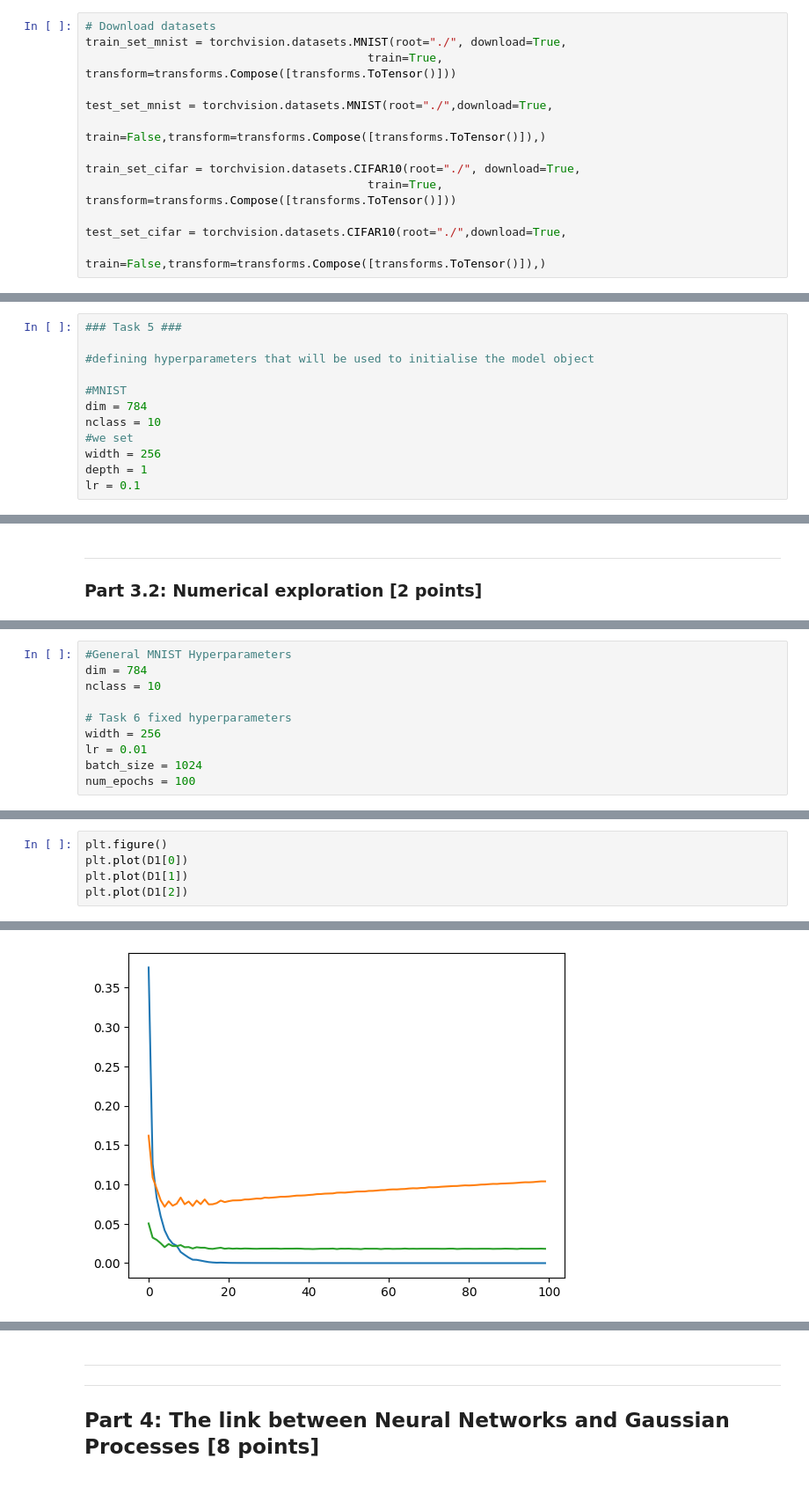
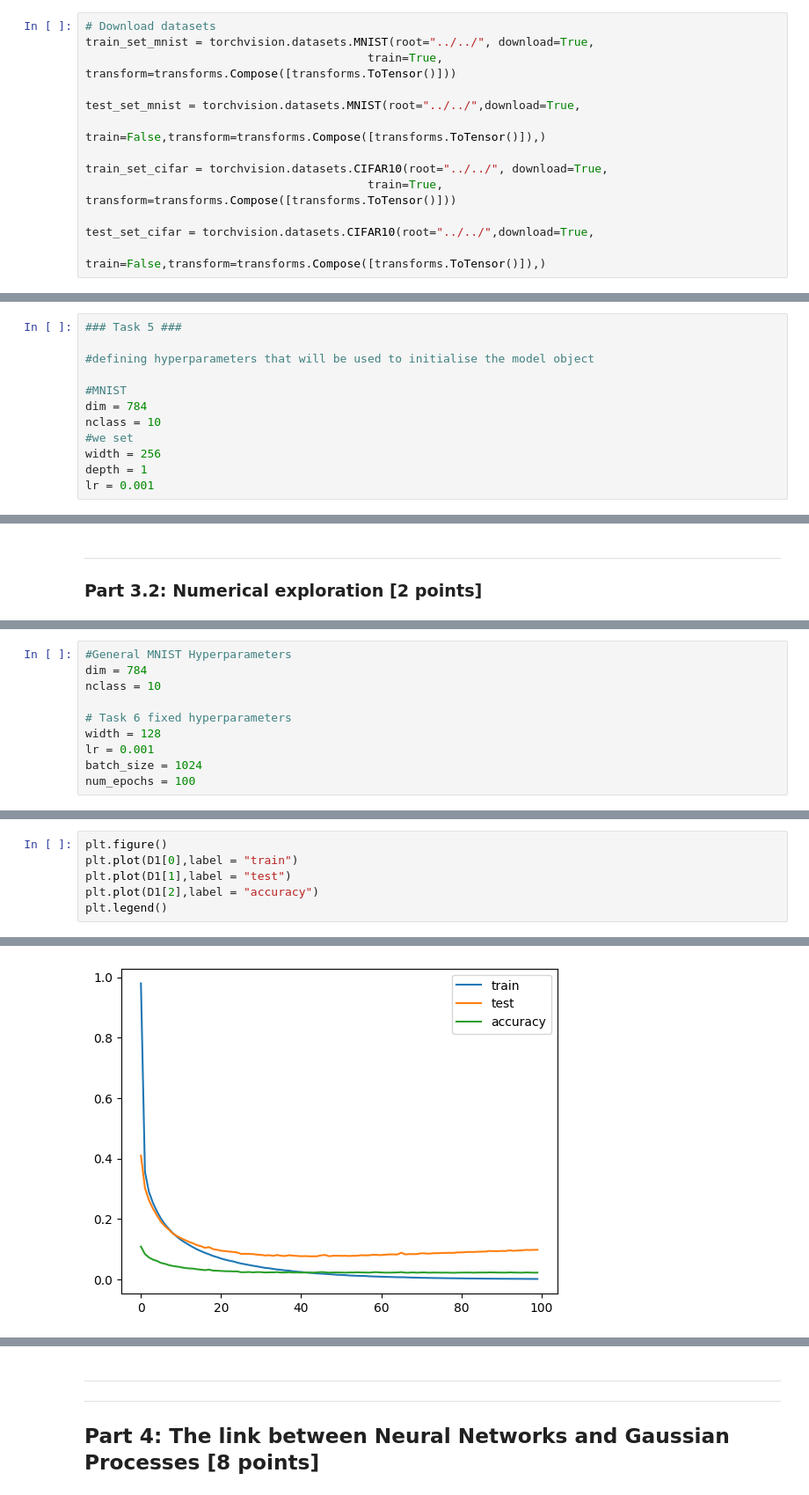
Before and after one commit to frasermartinx/MFOML, a Jupyter notebook: CW_1/02476922_cw1_MathsML.ipynb, the cells around one changed output, grey strips where cells are left out. Shown: that part at 88% size. Saved outputs shown, nothing was run; the diff lists cells and outputs as text.

```diff
--- a/CW_1/02476922_cw1_MathsML.ipynb
+++ b/CW_1/02476922_cw1_MathsML.ipynb
@@ -230,15 +236,15 @@ import torch.optim as optim
 device = torch.device("cuda")
 # %%
 # Download datasets
-train_set_mnist = torchvision.datasets.MNIST(root="./", download=True,
+train_set_mnist = torchvision.datasets.MNIST(root="../../", download=True,
                                          train=True, transform=transforms.Compose([transforms.ToTensor()]))
 
-test_set_mnist = torchvision.datasets.MNIST(root="./",download=True,
+test_set_mnist = torchvision.datasets.MNIST(root="../../",download=True,
                                         train=False,transform=transforms.Compose([transforms.ToTensor()]),)
 
-train_set_cifar = torchvision.datasets.CIFAR10(root="./", download=True,
+train_set_cifar = torchvision.datasets.CIFAR10(root="../../", download=True,
                                          train=True, transform=transforms.Compose([transforms.ToTensor()]))
 
-test_set_cifar = torchvision.datasets.CIFAR10(root="./",download=True,
+test_set_cifar = torchvision.datasets.CIFAR10(root="../../",download=True,
                                         train=False,transform=transforms.Compose([transforms.ToTensor()]),)
 # %% [output]
@@ -425,7 +410,7 @@ nclass = 10
 #we set
 width = 256
 depth = 1
-lr = 0.1
+lr = 0.001
 # %%
 
 #model that will train the network
@@ -480,8 +465,8 @@ dim = 784
 nclass = 10
 
 # Task 6 fixed hyperparameters
-width = 256
-lr = 0.01
+width = 128
+lr = 0.001
 batch_size = 1024
 num_epochs = 100
 # %%
@@ -520,6 +506,7 @@ Best training loss for depth = 1: 0.04166, best test loss for depth = 1: 0.07161
 # %%
 plt.figure()
-plt.plot(D1[0])
-plt.plot(D1[1])
-plt.plot(D1[2])
+plt.plot(D1[0],label = "train")
+plt.plot(D1[1],label = "test")
+plt.plot(D1[2],label = "accuracy")
+plt.legend()
 # %% [output]
@@ -527 +514 @@ plt.plot(D1[2])
-[figure, old version]
+[figure, new version]
```
Also changed, not shown: parts of 52 cells of this notebook.
